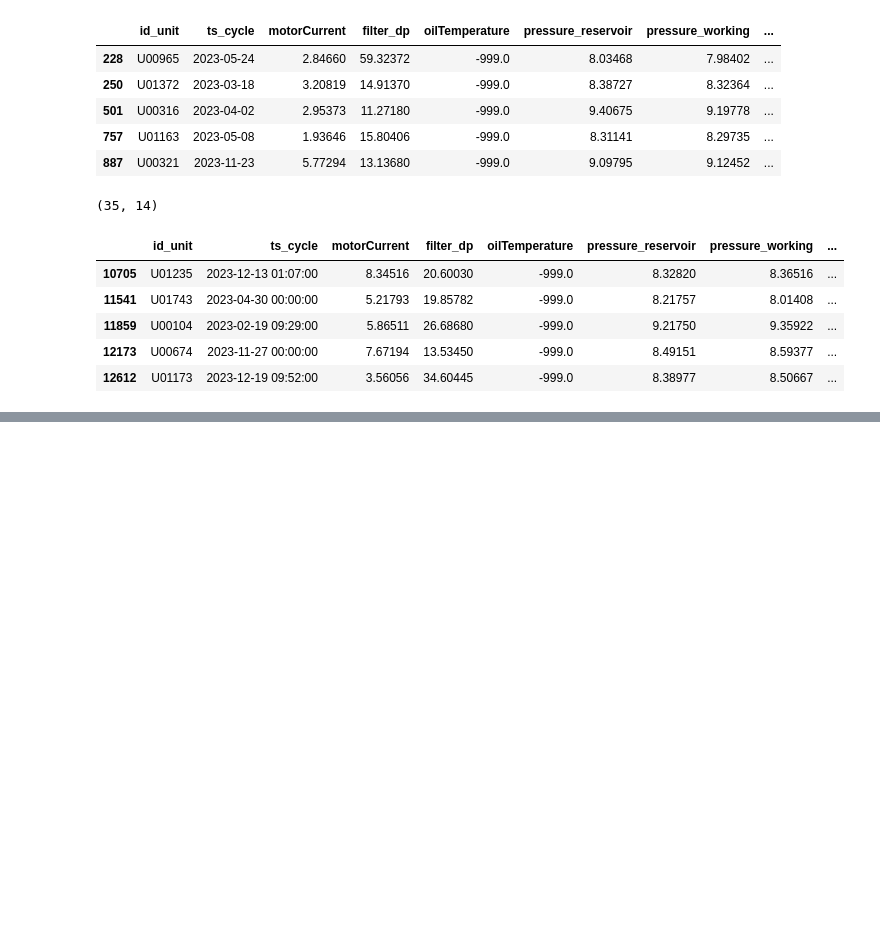
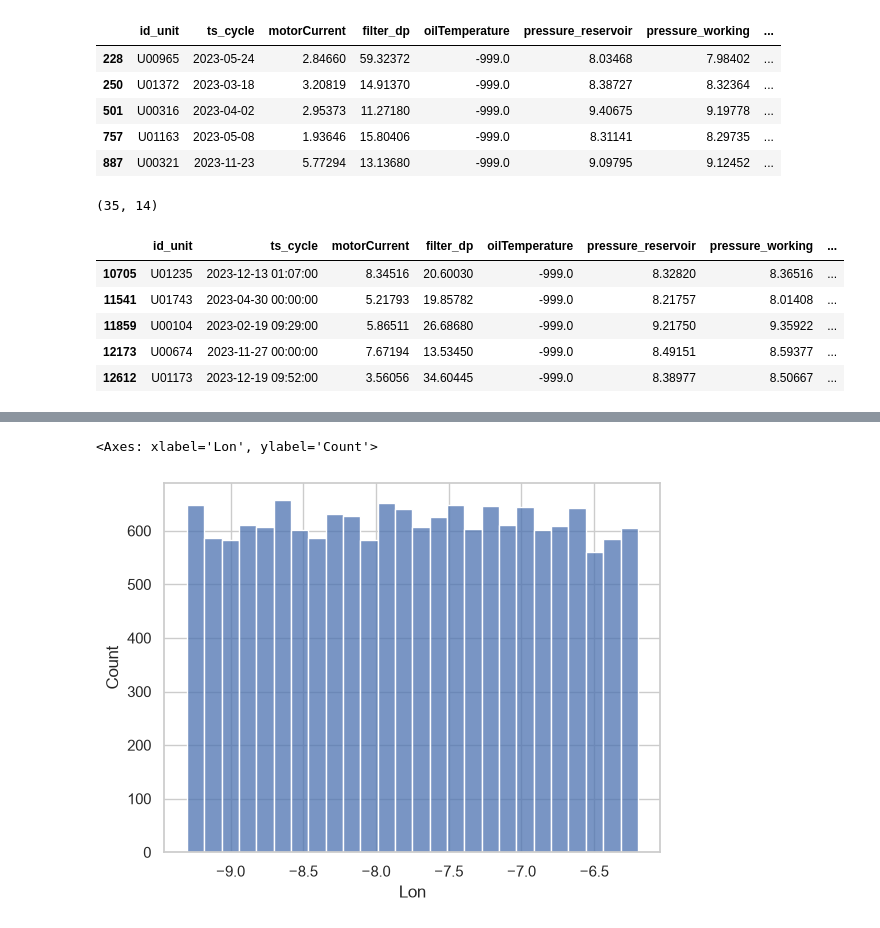
Before and after one commit to NovAndrii/IAU_project, a Jupyter notebook: prjct.ipynb, the cells around one changed output, grey strips where cells are left out. Drawn from its saved outputs; the diff is of its cells as text; code cells hidden in the pictures; blank space fills up the shorter version.

```diff
--- a/prjct.ipynb
+++ b/prjct.ipynb
@@ -529,0 +534,5 @@ TypeError: Invalid value 'NaT' for dtype 'float64'
+# %%
+sns.histplot(data=gateways.Lon)
+# %% [output]
+<Axes: xlabel='Lon', ylabel='Count'>
+[figure, added]
```
Also changed, not shown: parts of 43 cells of this notebook.
